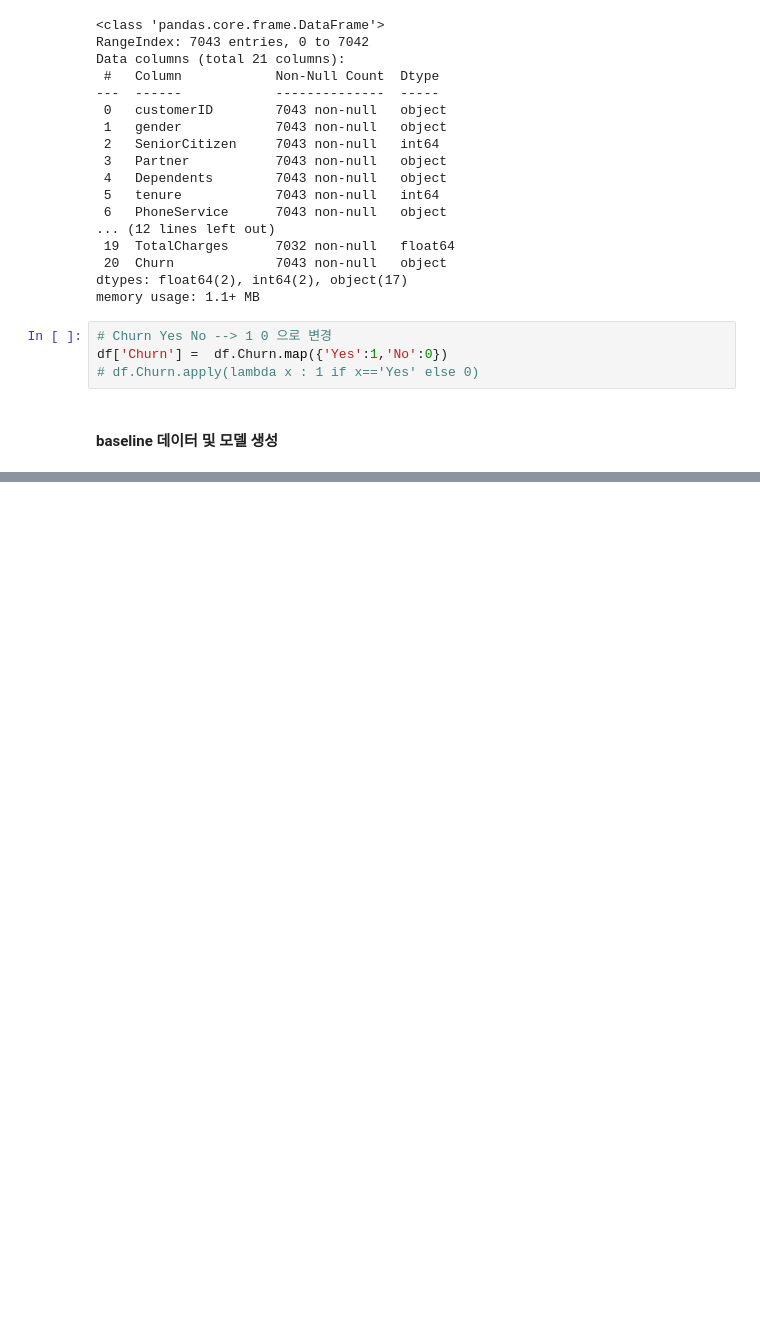
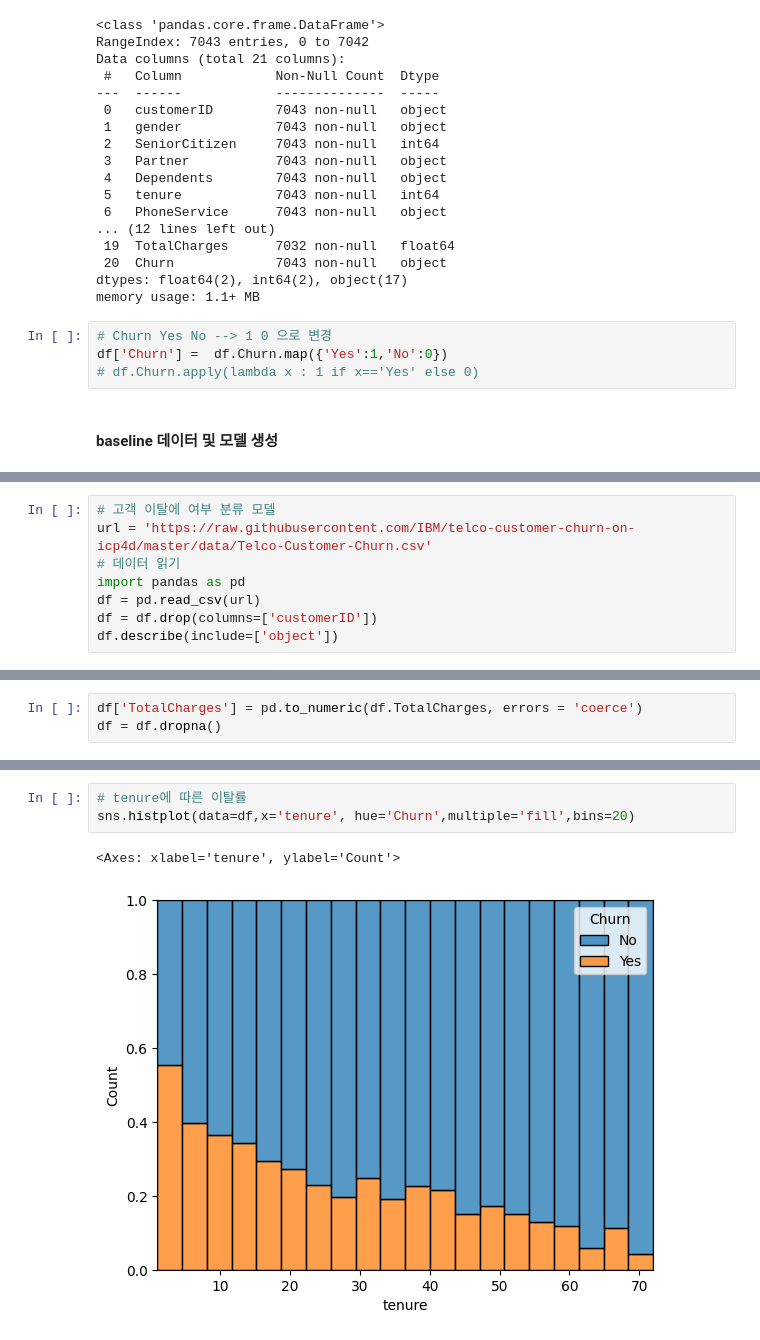
Before and after one commit to sallydeveloperr/pandas-data-analysis, a Jupyter notebook: part7/7.4_review2_knn.ipynb, the cells around one changed output, grey strips where cells are left out. Saved outputs shown, nothing was run; the diff lists cells and outputs as text; blank space fills up the shorter version.

```diff
--- a/part7/7.4_review2_knn.ipynb
+++ b/part7/7.4_review2_knn.ipynb
@@ -116,0 +130,8 @@ weighted avg       0.75      0.76      0.75      1407
+# %%
+# 고객 이탈에 여부 분류 모델
+url = 'https://raw.githubusercontent.com/IBM/telco-customer-churn-on-icp4d/master/data/Telco-Customer-Churn.csv'
+# 데이터 읽기
+import pandas as pd
+df = pd.read_csv(url)
+df = df.drop(columns=['customerID'])
+df.describe(include=['object'])
@@ -116,0 +250,3 @@ weighted avg       0.75      0.76      0.75      1407
+# %%
+df['TotalCharges'] = pd.to_numeric(df.TotalCharges, errors = 'coerce')
+df = df.dropna()
@@ -116,0 +317,6 @@ weighted avg       0.75      0.76      0.75      1407
+# %%
+# tenure에 따른 이탈률
+sns.histplot(data=df,x='tenure', hue='Churn',multiple='fill',bins=20)
+# %% [output]
+<Axes: xlabel='tenure', ylabel='Count'>
+[figure, added]
```
Also changed, not shown: parts of 12 cells of this notebook.
